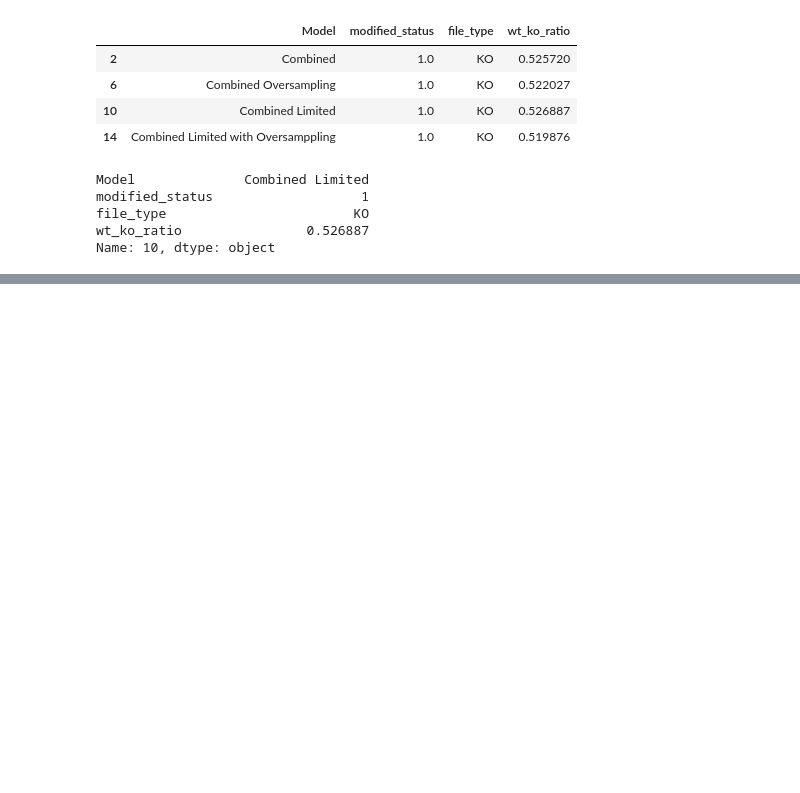
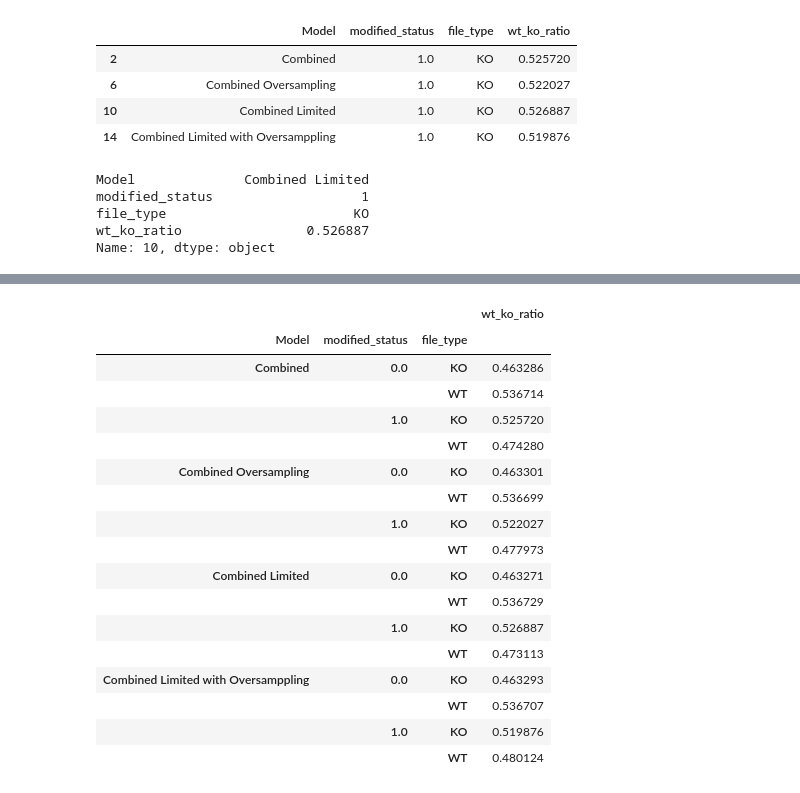
Before and after one commit to Karsten-Yan/ky-nf-capstone, a Jupyter notebook: 3_Predictive_Modelling_Combined_Dataframe.ipynb, the cells around one changed output, grey strips where cells are left out. Cells and saved outputs as stored; diff of their text form; code cells hidden in the pictures; blank space fills up the shorter version.

```diff
--- a/3_Predictive_Modelling_Combined_Dataframe.ipynb
+++ b/3_Predictive_Modelling_Combined_Dataframe.ipynb
@@ -490,0 +512,21 @@ Name: 10, dtype: object
+# %%
+yeast_prediction_results
+# %% [output]
+|  |  |  | wt_ko_ratio |
+| Model | modified_status | file_type |  |
+| Combined | 0.0 | KO | 0.463286 |
+|  |  | WT | 0.536714 |
+|  | 1.0 | KO | 0.525720 |
+|  |  | WT | 0.474280 |
+| Combined Oversampling | 0.0 | KO | 0.463301 |
+|  |  | WT | 0.536699 |
+|  | 1.0 | KO | 0.522027 |
+|  |  | WT | 0.477973 |
+| Combined Limited | 0.0 | KO | 0.463271 |
+|  |  | WT | 0.536729 |
+|  | 1.0 | KO | 0.526887 |
+|  |  | WT | 0.473113 |
+| Combined Limited with Oversamppling | 0.0 | KO | 0.463293 |
+|  |  | WT | 0.536707 |
+|  | 1.0 | KO | 0.519876 |
+|  |  | WT | 0.480124 |
```
Also changed, not shown: parts of 25 cells of this notebook, 7 other files.
